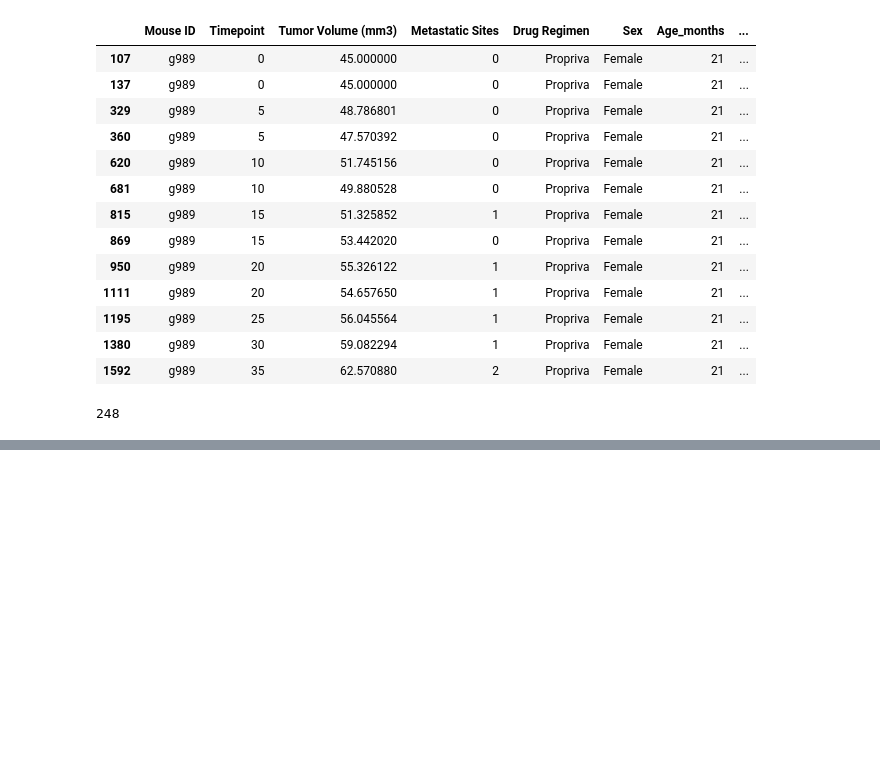
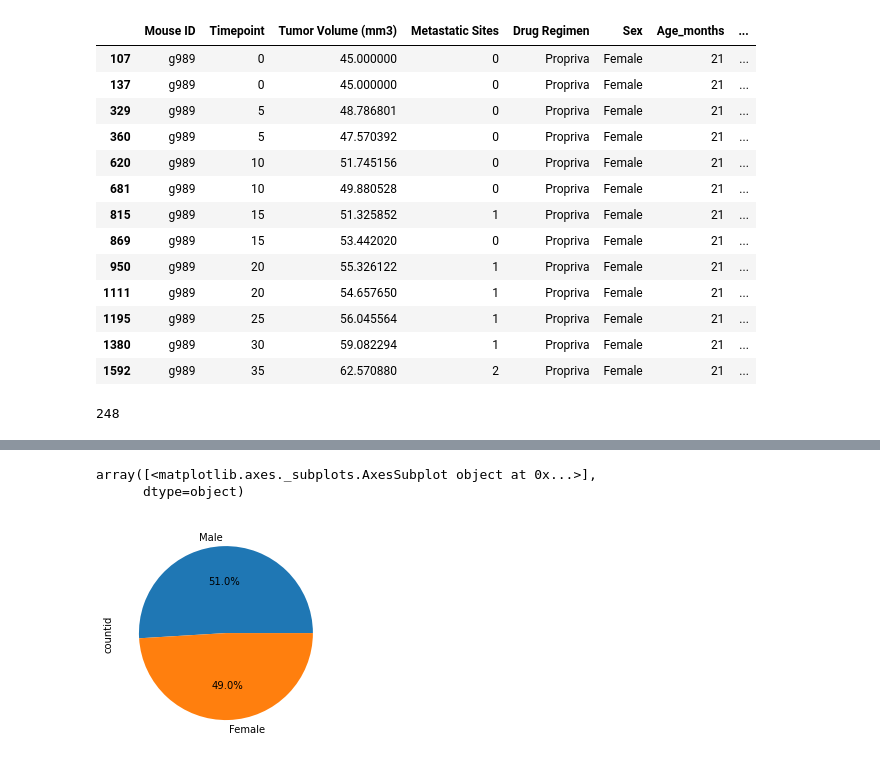
Before and after one commit to malreadjr/Matplotlib-challenge, a Jupyter notebook: Pymaceuticals Homework.ipynb, the cells around one changed output, grey strips where cells are left out. Saved outputs shown, nothing was run; the diff lists cells and outputs as text; code cells hidden in the pictures; blank space fills up the shorter version.

```diff
--- a/Pymaceuticals Homework.ipynb
+++ b/Pymaceuticals Homework.ipynb
@@ -106,0 +143,8 @@ uniquemice.groupby('Drug Regimen').agg(
+# %%
+uniquemice = study_data_complete_df.loc[study_data_complete_df['Mouse ID'] != dupid.index[0][0]]
+ax = uniquemice.groupby(['Sex'])['Mouse ID'].agg(countid = ('Mouse ID', 'count')).sort_values('countid',ascending=False)
+ax.plot.pie(subplots=True,legend=None,grid=True,autopct='%1.1f%%')
+# %% [output]
+array([<matplotlib.axes._subplots.AxesSubplot object at 0x...>],
+      dtype=object)
+[figure, added]
```
Also changed, not shown: parts of 13 cells of this notebook.
